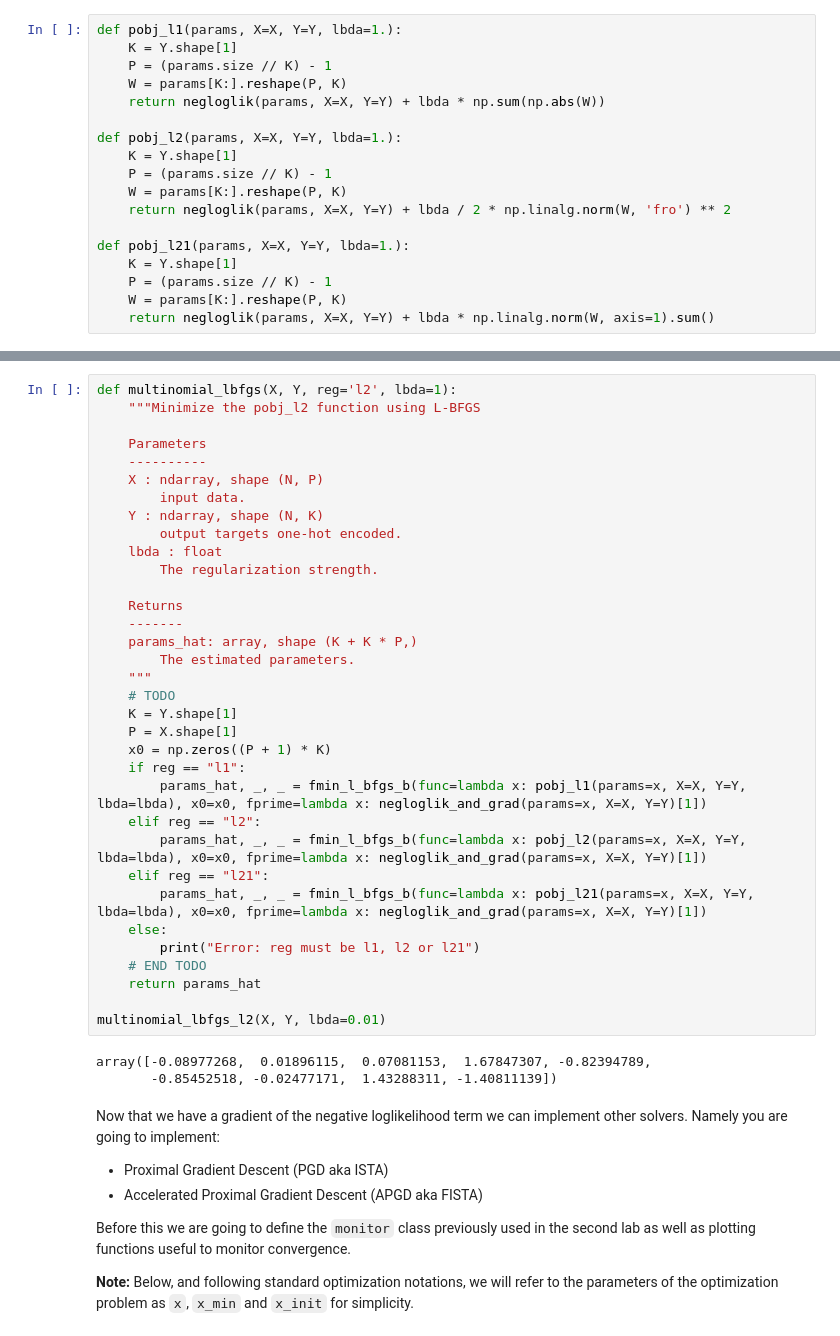
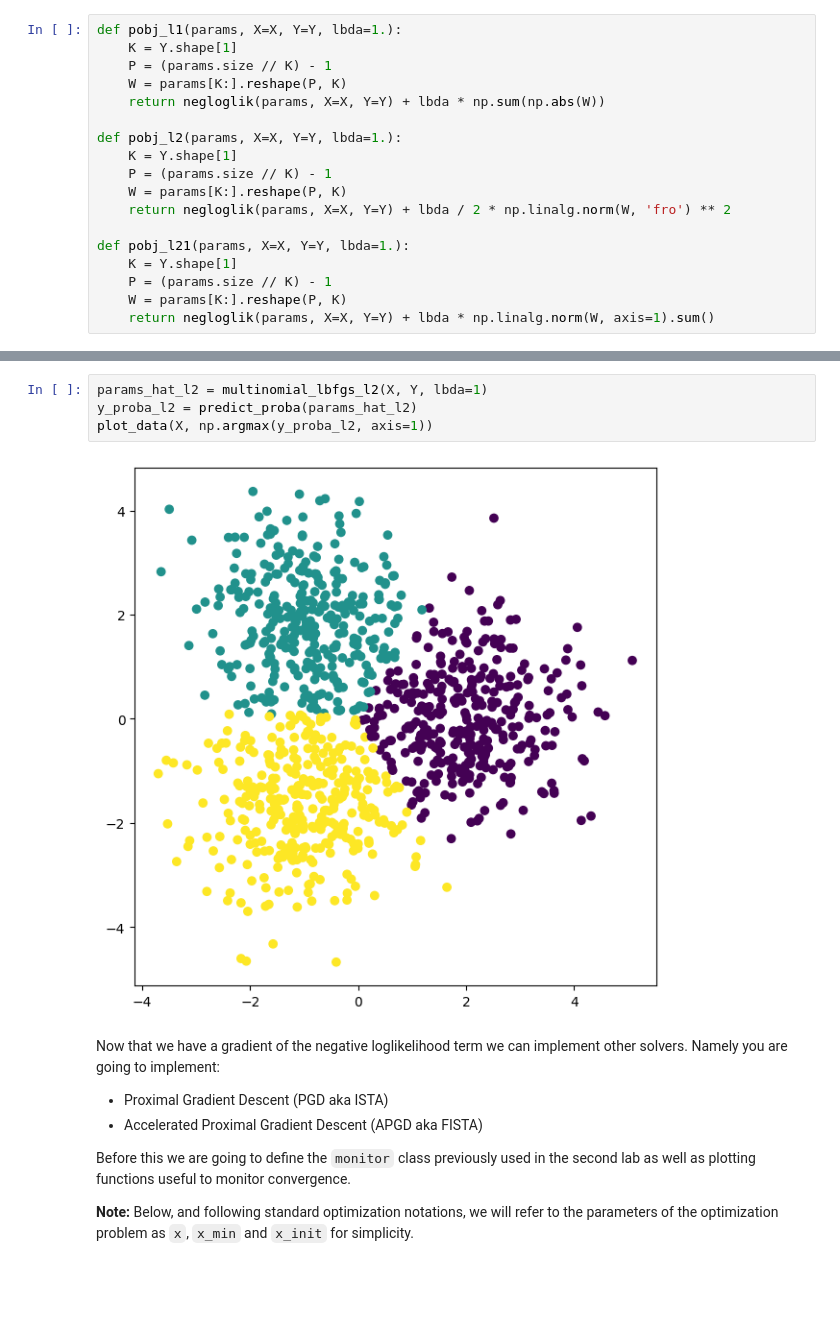
Before and after one commit to MariusAAROS/IPP-Optimisation-for-data-science, a Jupyter notebook: Projet/project_ortega_marius_and_adnan_wiam.ipynb, the cells around one changed output, grey strips where cells are left out. Cells and saved outputs as stored; diff of their text form; blank space fills up the shorter version.

```diff
--- a/Projet/project_ortega_marius_and_adnan_wiam.ipynb
+++ b/Projet/project_ortega_marius_and_adnan_wiam.ipynb
@@ -780,40 +803,9 @@ array([-0.08977268,  0.01896115,  0.07081153,  1.67847307, -0.82394789,
-# %%
-def multinomial_lbfgs(X, Y, reg='l2', lbda=1):
-    """Minimize the pobj_l2 function using L-BFGS
-
-    Parameters
-    ----------
-    X : ndarray, shape (N, P)
-        input data.
-    Y : ndarray, shape (N, K)
-        output targets one-hot encoded.
-    lbda : float
-        The regularization strength.
-
-    Returns
-    -------
-    params_hat: array, shape (K + K * P,)
-        The estimated parameters.
-    """
-    # TODO
-    K = Y.shape[1]
-    P = X.shape[1]
-    x0 = np.zeros((P + 1) * K)
-    if reg == "l1":
-        params_hat, _, _ = fmin_l_bfgs_b(func=lambda x: pobj_l1(params=x, X=X, Y=Y, lbda=lbda), x0=x0, fprime=lambda x: negloglik_and_grad(params=x, X=X, Y=Y)[1])
-    elif reg == "l2":
-        params_hat, _, _ = fmin_l_bfgs_b(func=lambda x: pobj_l2(params=x, X=X, Y=Y, lbda=lbda), x0=x0, fprime=lambda x: negloglik_and_grad(params=x, X=X, Y=Y)[1])
-    elif reg == "l21":
-        params_hat, _, _ = fmin_l_bfgs_b(func=lambda x: pobj_l21(params=x, X=X, Y=Y, lbda=lbda), x0=x0, fprime=lambda x: negloglik_and_grad(params=x, X=X, Y=Y)[1])
-    else:
-        print("Error: reg must be l1, l2 or l21")
-    # END TODO
-    return params_hat
-
-multinomial_lbfgs_l2(X, Y, lbda=0.01)
-# %% [output]
-array([-0.08977268,  0.01896115,  0.07081153,  1.67847307, -0.82394789,
-       -0.85452518, -0.02477171,  1.43288311, -1.40811139])
+# %%
+params_hat_l2 = multinomial_lbfgs_l2(X, Y, lbda=1)
+y_proba_l2 = predict_proba(params_hat_l2)
+plot_data(X, np.argmax(y_proba_l2, axis=1))
+# %% [output]
+[figure, added]
 # %% [markdown]
 Now that we have a gradient of the negative loglikelihood term we can implement other solvers. Namely you are going to implement:
 
```
Also changed, not shown: parts of 9 cells of this notebook.
